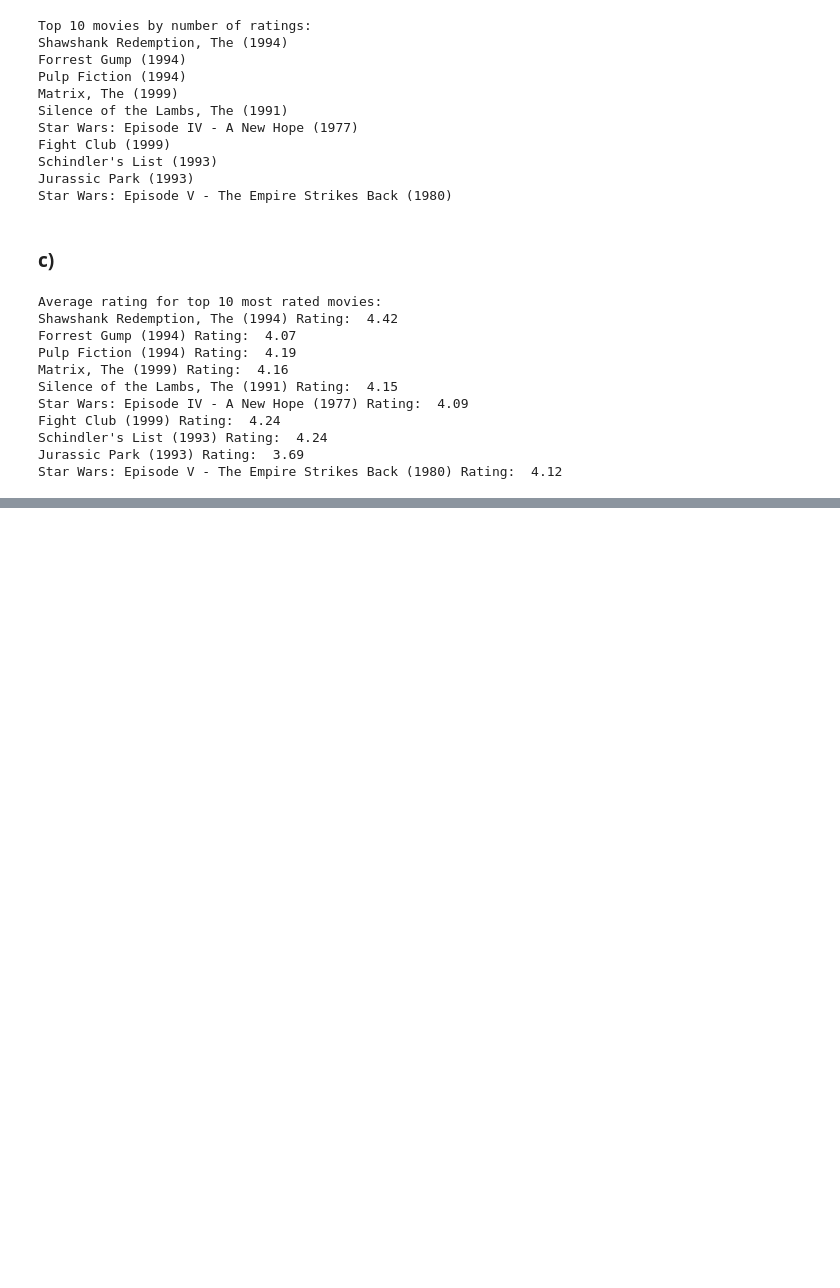
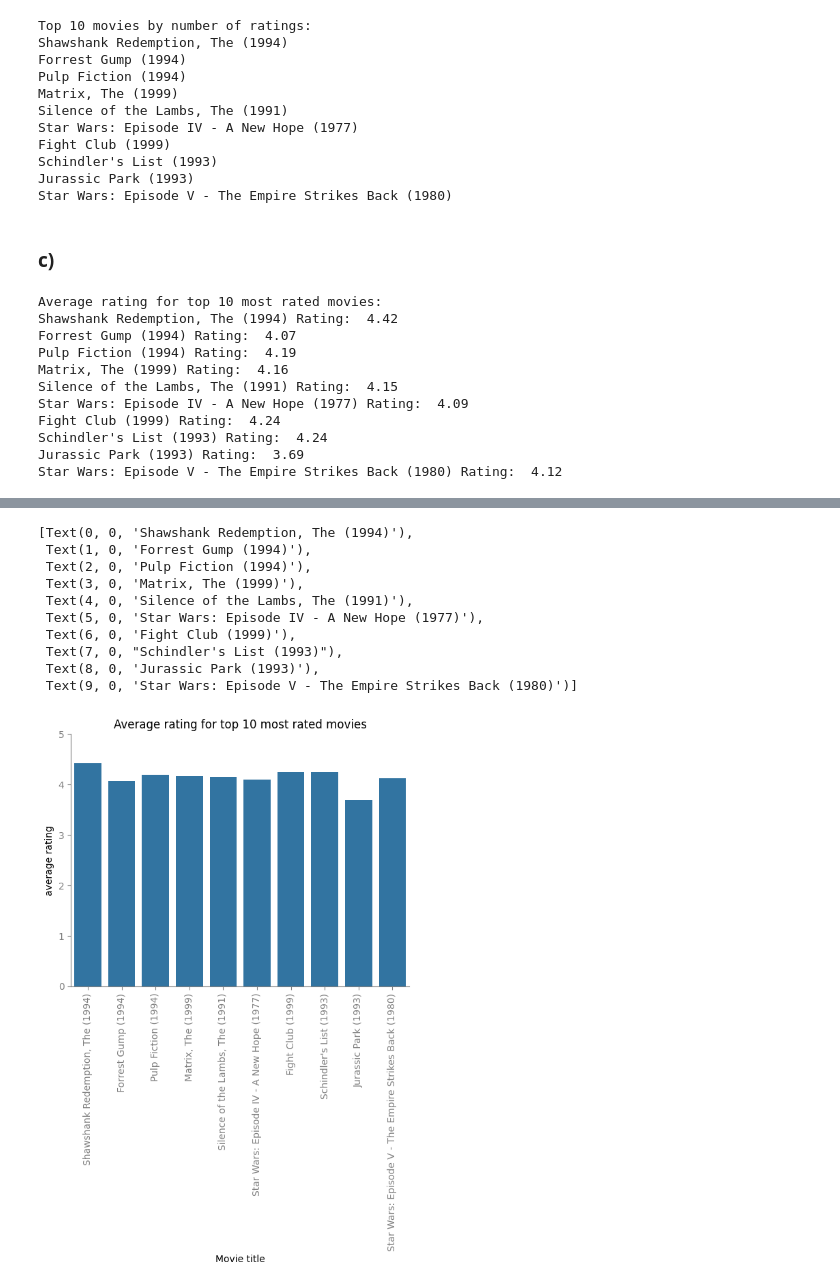
Before and after one commit to LordOfTurtles/AI-Erik-Johansson-OPA23, a Jupyter notebook: labs/labb1.ipynb, the cells around one changed output, grey strips where cells are left out. Cells and saved outputs as stored; diff of their text form; code cells hidden in the pictures; blank space fills up the shorter version.

```diff
--- a/labs/labb1.ipynb
+++ b/labs/labb1.ipynb
@@ -197,0 +225,5 @@ ax.tick_params(colors="gray")
+# %%
+title = [df_movies[df_movies["movieId"] == m]["title"].values[0] for m in most_rated]
+avg_rating = [round(df_ratings[df_ratings["movieId"] == m]["rating"].mean(), 2) for m in most_rated]
+
+title, avg_rating
@@ -197,0 +242,24 @@ ax.tick_params(colors="gray")
+# %%
+ax = sns.barplot(x=title, y=avg_rating)
+ax.set(
+    ylabel="average rating",
+    xlabel="Movie title",
+    title="Average rating for top 10 most rated movies",
+    ylim=(0, 5)
+)
+ax.spines[["top", "right"]].set_visible(False)
+ax.spines[["bottom", "left"]].set_color("gray")
+ax.tick_params(colors="gray")
+ax.set_xticklabels(title, rotation=90)
+# %% [output]
+[Text(0, 0, 'Shawshank Redemption, The (1994)'),
+ Text(1, 0, 'Forrest Gump (1994)'),
+ Text(2, 0, 'Pulp Fiction (1994)'),
+ Text(3, 0, 'Matrix, The (1999)'),
+ Text(4, 0, 'Silence of the Lambs, The (1991)'),
+ Text(5, 0, 'Star Wars: Episode IV - A New Hope (1977)'),
+ Text(6, 0, 'Fight Club (1999)'),
+ Text(7, 0, "Schindler's List (1993)"),
+ Text(8, 0, 'Jurassic Park (1993)'),
+ Text(9, 0, 'Star Wars: Episode V - The Empire Strikes Back (1980)')]
+[figure, added]
```
Also changed, not shown: parts of 15 cells of this notebook.
